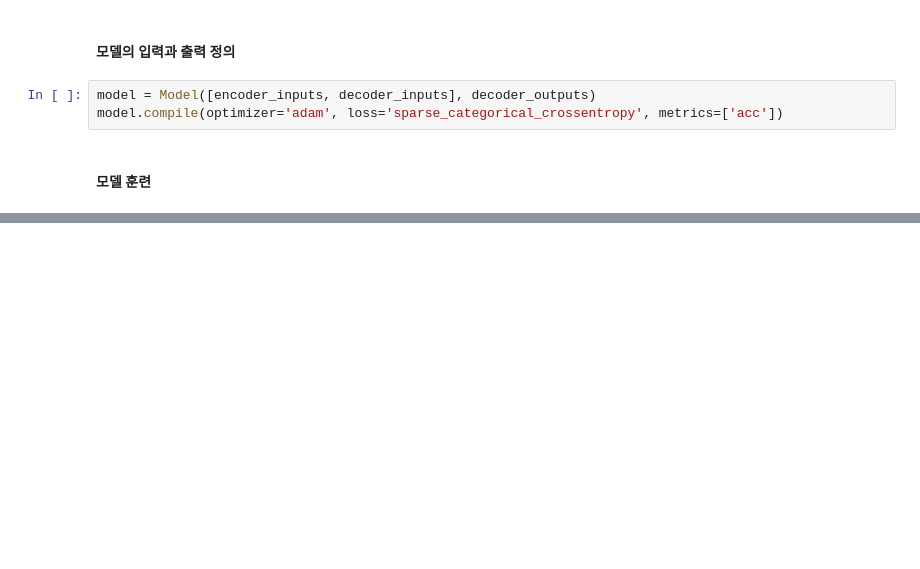
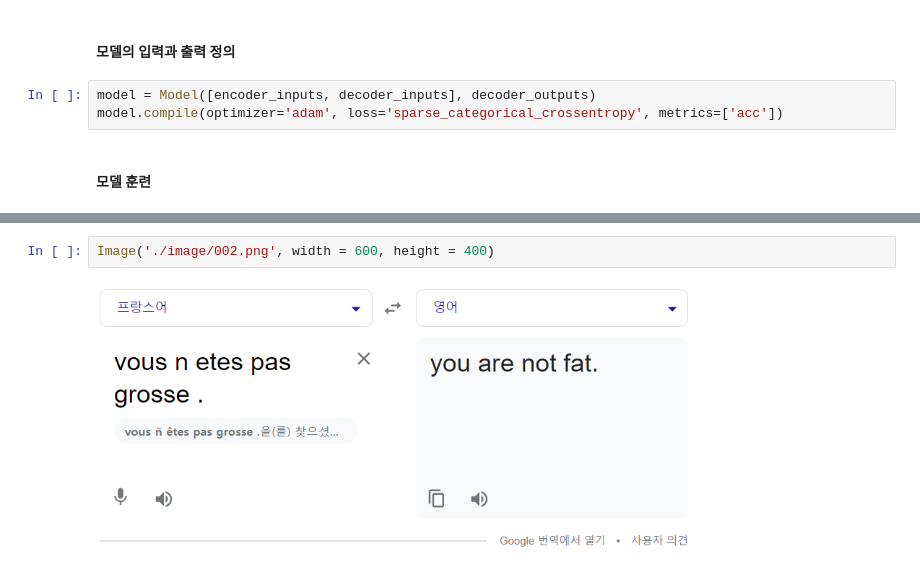
Before and after one commit to WoojinJeonkr/himedia-learning, a Jupyter notebook: English_French_translator.ipynb, the cells around one changed output, grey strips where cells are left out. Saved outputs shown, nothing was run; the diff lists cells and outputs as text; blank space fills up the shorter version.

```diff
--- a/English_French_translator.ipynb
+++ b/English_French_translator.ipynb
@@ -276,0 +447,4 @@ Epoch 19/50
+# %%
+Image('./image/002.png', width = 600, height = 400)
+# %% [output]
+[figure, added]
```
Also changed, not shown: parts of 28 cells of this notebook.
